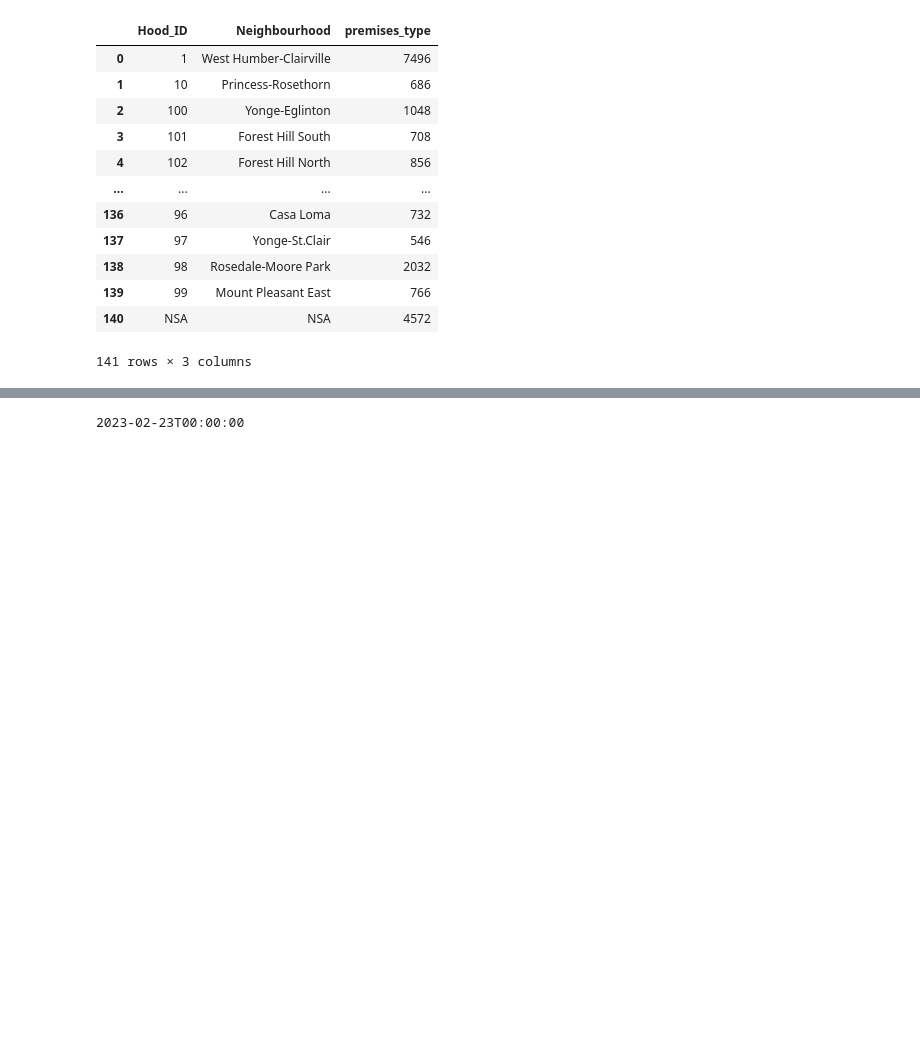
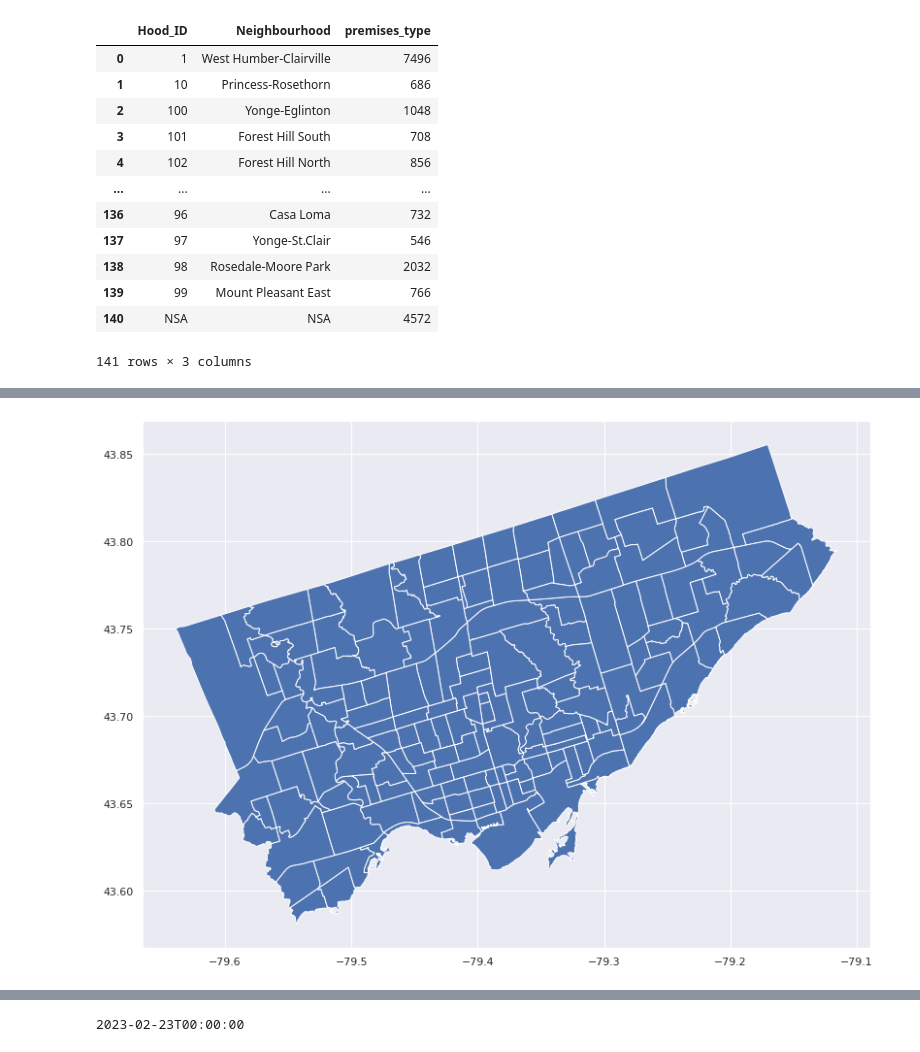
Before and after one commit to sanoliv/SCS_3253_061-Machine-Learning, a Jupyter notebook: Toronto_Police_Major_Crime_Indicators_MCI.ipynb, the cells around one changed output, grey strips where cells are left out. Saved outputs shown, nothing was run; the diff lists cells and outputs as text; code cells hidden in the pictures; blank space fills up the shorter version.

```diff
--- a/Toronto_Police_Major_Crime_Indicators_MCI.ipynb
+++ b/Toronto_Police_Major_Crime_Indicators_MCI.ipynb
@@ -764,0 +805,7 @@ nh.shape
+# %%
+### Plot the data based on the downloaded shape file - Toronto Map // March 8, 2023
+### https://open.toronto.ca/dataset/neighbourhoods/
+regions.plot(figsize=(20,10))
+plt.show()
+# %% [output]
+[figure, added]
```
Also changed, not shown: parts of 30 cells of this notebook.
